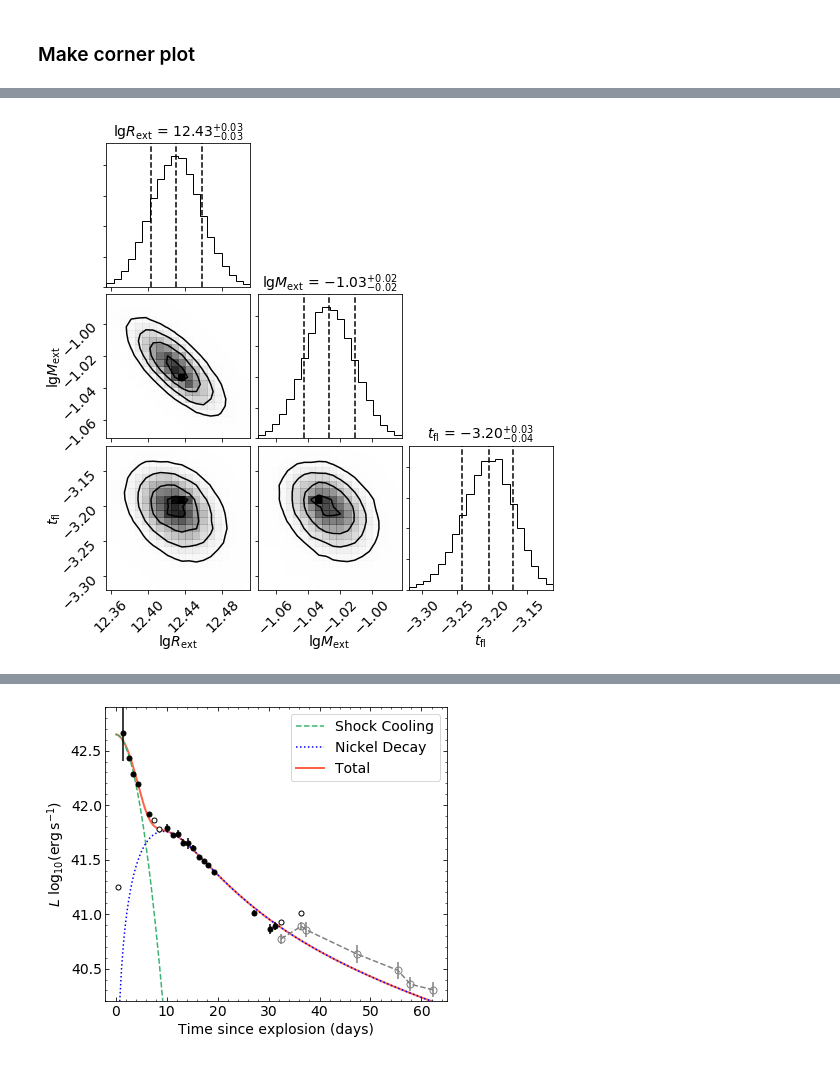
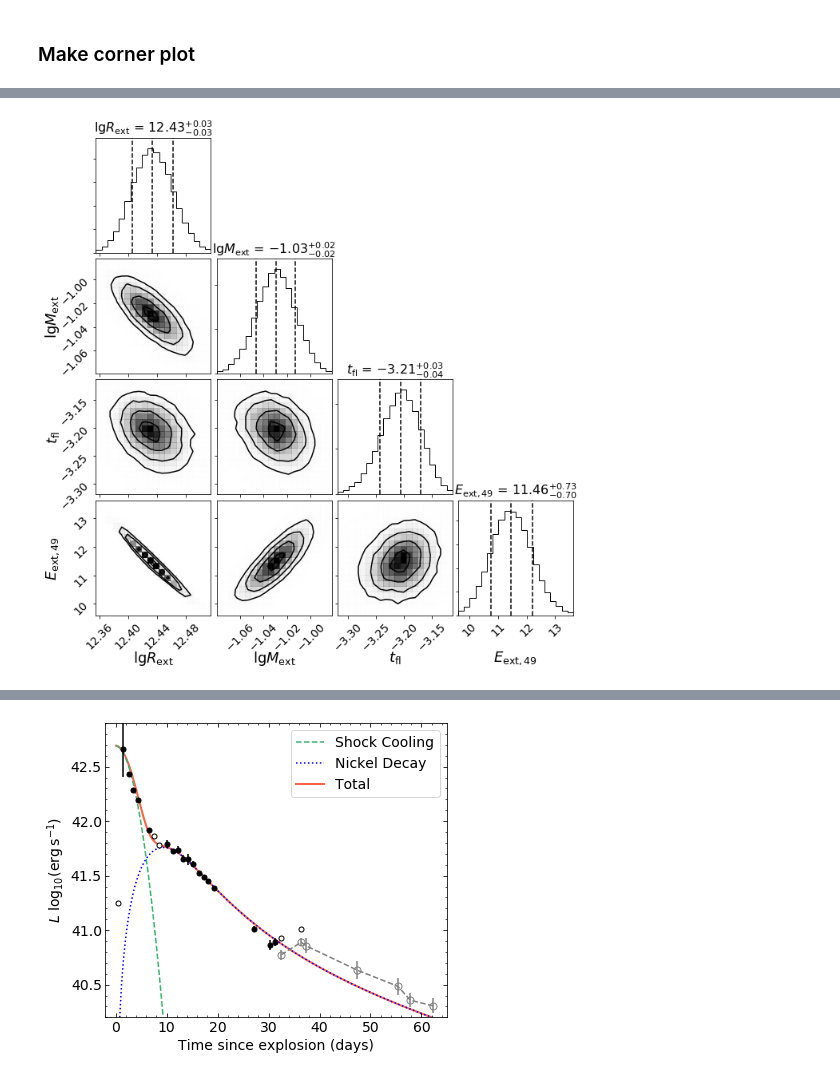
Before and after one commit to yaoyuhan/SN2019dge, a Jupyter notebook: playground/Cooling_model.ipynb, the cells around one changed output, grey strips where cells are left out. Cells and saved outputs as stored; diff of their text form; code cells hidden in the pictures.

```diff
--- a/playground/Cooling_model.ipynb
+++ b/playground/Cooling_model.ipynb
@@ -187,11 +176,18 @@ plt.savefig("../paper/figures/corner_P15_notused.pdf")
+# %%
+paramsNames_final = ['lg' +r'$R_\mathrm{ext}$',
+              'lg' +r'$M_\mathrm{ext}$',
+              r"$t_{\rm fl}$",
+              r"$E_{\rm ext, 49}$"]
+samples_final = np.hstack([samples[:, :3], samples[:, -1].reshape(samples.shape[0], 1)])
 # %%
-corner.corner(samples[:, :3], labels = paramsNames[:3], quantiles = quantiles,
-              range = [0.995, 0.995, 0.995],
+corner.corner(samples_final, labels = paramsNames_final, quantiles = quantiles,
+              range = [0.995, 0.995, 0.995, 0.995],
               show_titles=True, plot_datapoints=False,
-              title_kwargs = {"fontsize": fs})
+              label_kwargs = {"fontsize": fs+4},
+              title_kwargs = {"fontsize": fs+2})
 plt.savefig("../paper/figures/corner_P15.pdf")
 # %% [output]
-[figure, old version]
+[figure, new version]
 # %%
 filename1 = "./helper/arnettmodel/sampler.h5"
 reader1 = emcee.backends.HDFBackend(filename1)
```
Also changed, not shown: parts of 21 cells of this notebook, 40 other files.
